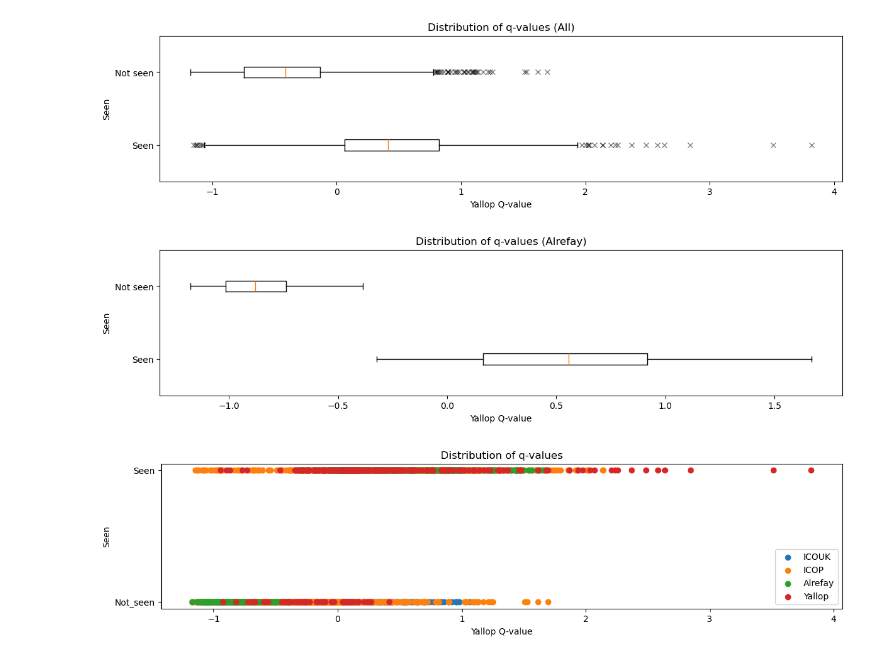
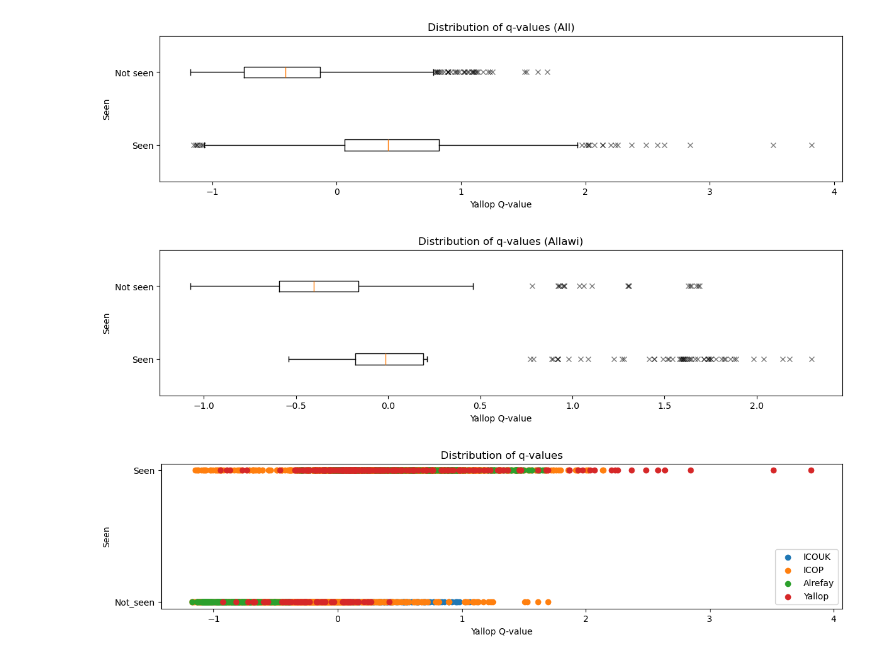
Before and after one commit to EmmaAlexander/mphys-moon, a Jupyter notebook: Code/moon_sightings_visualisation.ipynb, the cells around one changed output. Drawn from its saved outputs; the diff is of its cells as text; code cells hidden in the pictures.

```diff
--- a/Code/moon_sightings_visualisation.ipynb
+++ b/Code/moon_sightings_visualisation.ipynb
@@ -12,12 +12,13 @@ from sklearn.metrics import accuracy_score
 icouk_data_file = '../Data/icouk_sighting_data_with_params.csv'
 icop_data_file = '../Data/icop_ahmed_2020_sighting_data_with_params.csv'
 alrefay_data_file = '../Data/alrefay_2018_sighting_data_with_params.csv'
-#allawi_data_file = '../Data/schaefer_odeh_allawi_2022_sighting_data_with_params.csv' #Not currently using
+allawi_data_file = '../Data/schaefer_odeh_allawi_2022_sighting_data_with_params.csv' #Not currently using
 yallop_data_file = '../Data/yallop_sighting_data_with_params.csv'
 
 icouk_data = pd.read_csv(icouk_data_file)
 icop_data = pd.read_csv(icop_data_file)
 alrefay_data = pd.read_csv(alrefay_data_file)
+allawi_data=pd.read_csv(allawi_data_file)
 yallop_data = pd.read_csv(yallop_data_file)
 
 sources = [icouk_data,icop_data,alrefay_data,yallop_data]
@@ -155,27 +156,27 @@ plt.show()
 # %% [output]
 [figure]
 # %%
-data_to_check = icouk_data
+data_to_check = allawi_data
 seen_q_values = data_to_check["q'"][data_to_check["Seen"]=="Seen"]
 not_seen_q_values = data_to_check["q'"][data_to_check["Seen"]=="Not_seen"]
 
 fig = plt.figure(figsize=(14,3))
 ax = fig.add_subplot(1,1,1)
 
 bp = ax.boxplot([seen_q_values,not_seen_q_values],vert = 0)
 
 for flier in bp['fliers']:
     flier.set(marker ='x',
               color ='black',
               alpha = 0.5)
 
-ax.set_title("Distribution of q-values (ICOUK)")
+ax.set_title("Distribution of q-values (Allawi)")
 ax.set_ylabel("Seen")
 ax.set_xlabel("Yallop Q-value")
 ax.set_yticklabels(['Seen', 'Not seen'])
 plt.show()
 # %% [output]
-[figure, old version]
+[figure, new version]
 # %%
 seen_q_values = data["q'"][data["Seen"]=="Seen"]
 not_seen_q_values = data["q'"][data["Seen"]=="Not_seen"]
```
Also changed, not shown: parts of 1 cell of this notebook, 13 other files.
